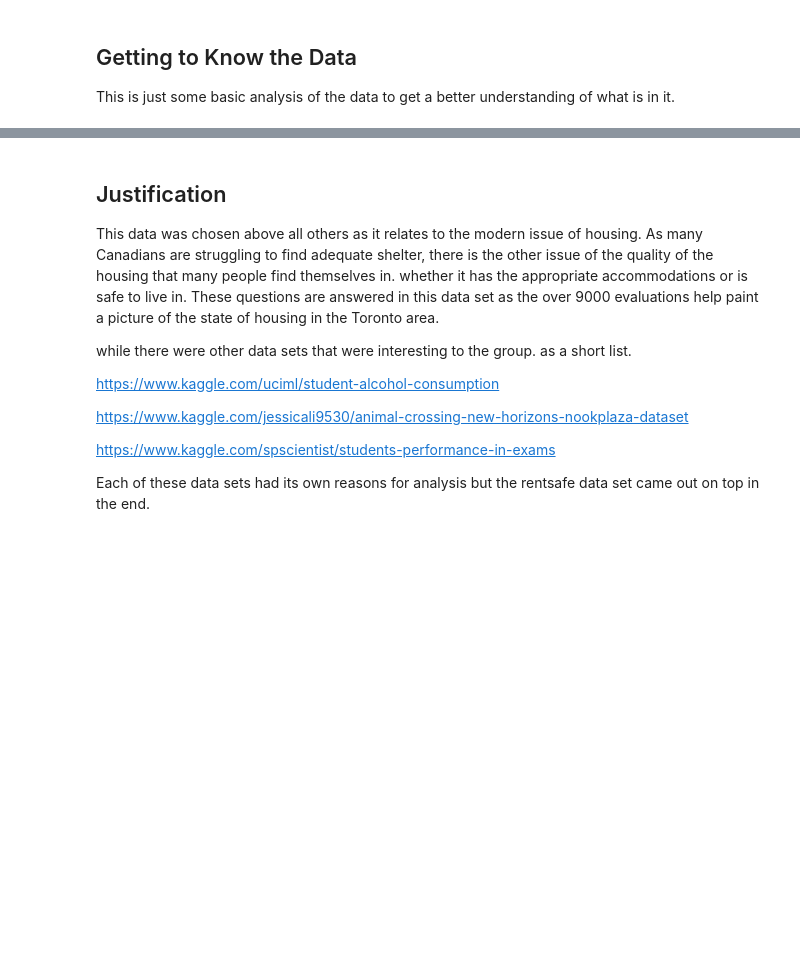
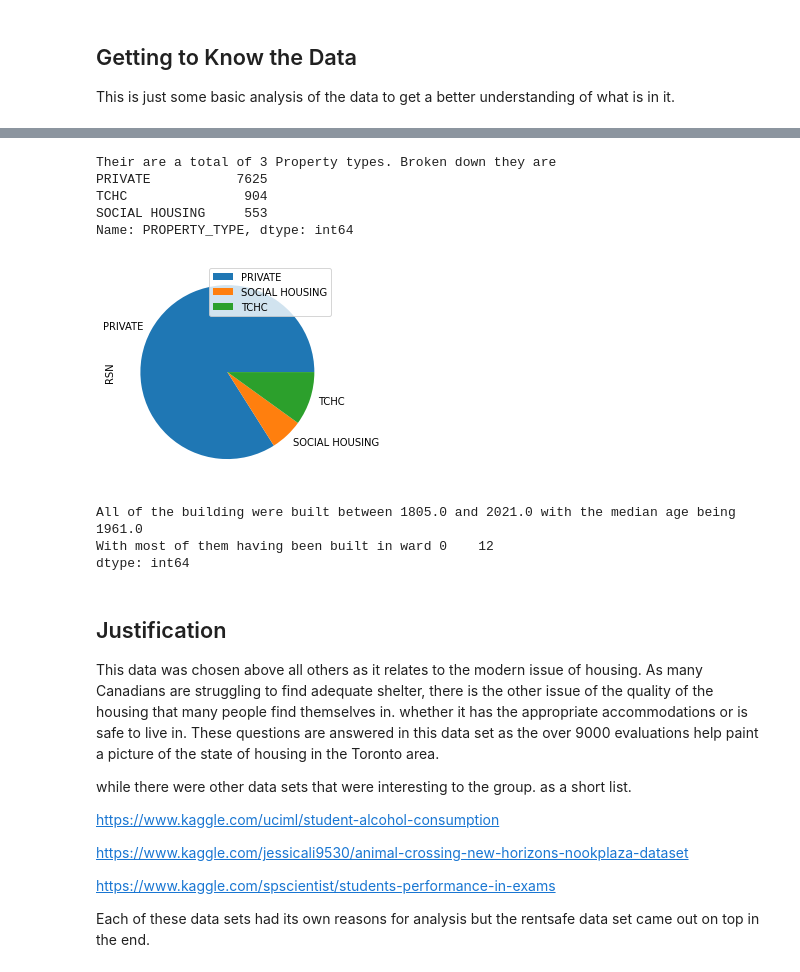
Before and after one commit to Seg-fau1t/CSCI-2000U-Final-Project-Group-6, a Jupyter notebook: My Work/Project-Group-6-Proposal.ipynb, the cells around one changed output, grey strips where cells are left out. Cells and saved outputs as stored; diff of their text form; code cells hidden in the pictures; blank space fills up the shorter version.

```diff
--- a/My Work/Project-Group-6-Proposal.ipynb
+++ b/My Work/Project-Group-6-Proposal.ipynb
@@ -251,3 +242,20 @@ median          4.000000
+# %%
+print(f"Their are a total of {df['PROPERTY_TYPE'].nunique()} Property types. Broken down they are\n{df['PROPERTY_TYPE'].value_counts()}")
+fig2 = df.groupby(['PROPERTY_TYPE']).sum().plot(kind='pie', y='RSN')
+# %% [output]
+Their are a total of 3 Property types. Broken down they are
+PRIVATE           7625
+TCHC               904
+SOCIAL HOUSING     553
+Name: PROPERTY_TYPE, dtype: int64
+[figure, added]
+# %%
+print(f"All of the building were built between {df['YEAR_BUILT'].min()} and {df['YEAR_BUILT'].max()} with the median age being {df['YEAR_BUILT'].median()}")
+print(f"With most of them having been built in ward {df['WARD'].mode(dropna=True)}")
+# %% [output]
+All of the building were built between 1805.0 and 2021.0 with the median age being 1961.0
+With most of them having been built in ward 0    12
+dtype: int64
 # %% [markdown]
 ## Justification
 
```
Also changed, not shown: parts of 7 cells of this notebook.
